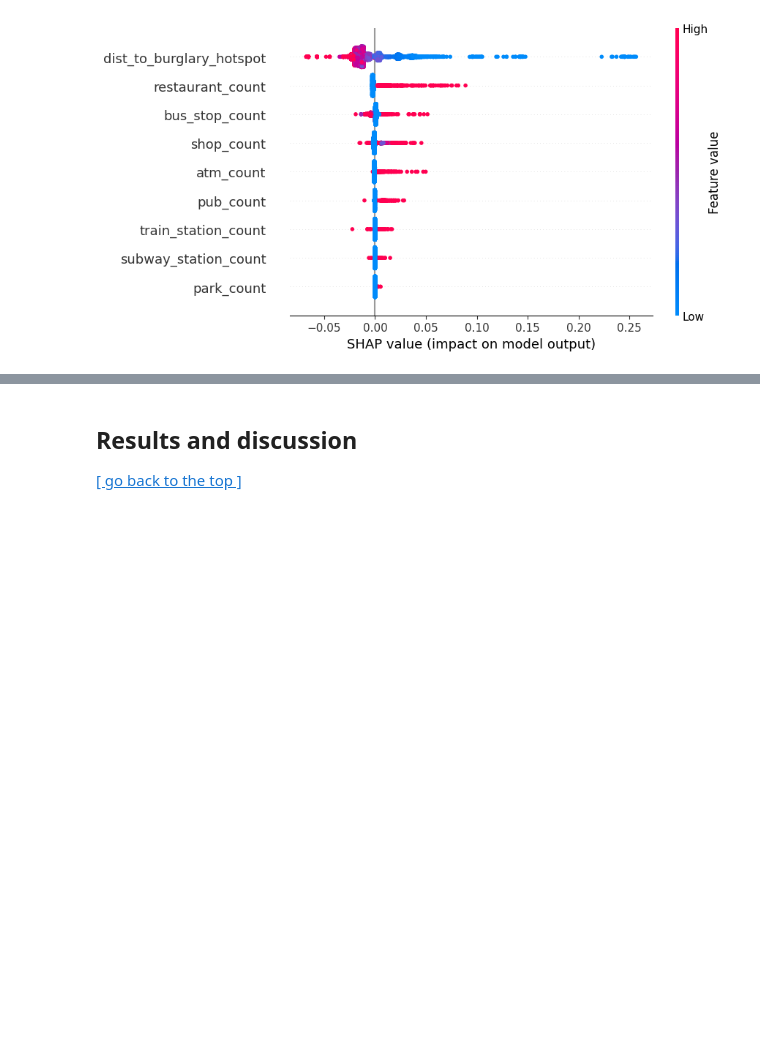
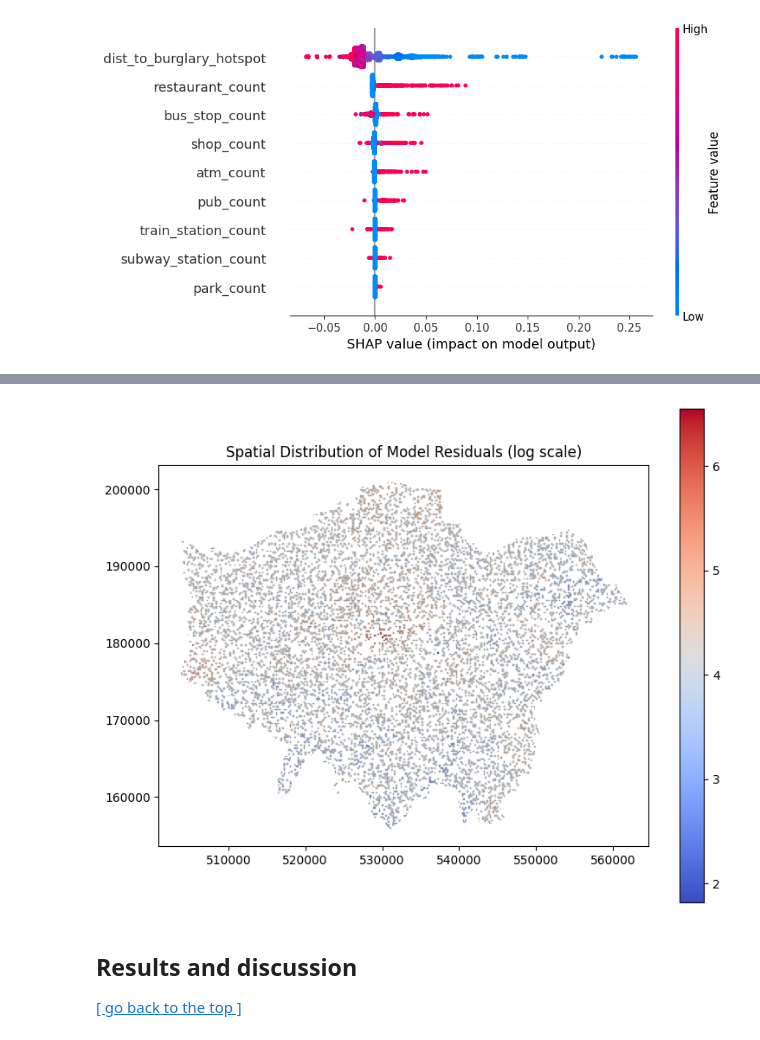
Before and after one commit to ixxiiris/CASA0006_assessment, a Jupyter notebook: Template_submission_CASA0006.ipynb, the cells around one changed output, grey strips where cells are left out. Cells and saved outputs as stored; diff of their text form; code cells hidden in the pictures; blank space fills up the shorter version.

```diff
--- a/Template_submission_CASA0006.ipynb
+++ b/Template_submission_CASA0006.ipynb
@@ -463,7 +464,7 @@ Cleaned POI data were aggregated to 200 m × 200 m grid cells by counting
 poi_all = gpd.read_file("data/POI/POI_All_Cleaned.geojson")
 # %%
 # Load and reset grid
-grid = gpd.read_file("data/London_boundary/Grid_200m_London.geojson")
+grid = gpd.read_file("data/London_boundary/Grid_200m_burglary_density.geojson")
 grid = grid.reset_index(drop=True)
 
 # Copy clean grid for storing feature values
@@ -855,3 +850,27 @@ shap.plots.beeswarm(shap_values)
+# %%
+# Calculate residuals in log space
+residuals = y_test - model.predict(X_test)
+
+# Merge residuals with test geometry
+test_index = X_test.index
+residual_gdf = grid_features.loc[test_index].copy()
+residual_gdf["residual"] = residuals
+
+# Plot residuals spatially
+fig, ax = plt.subplots(figsize=(8, 6))
+residual_gdf.plot(
+    column="residual",
+    cmap="coolwarm",
+    legend=True,
+    edgecolor="grey",
+    linewidth=0.3,
+    ax=ax
+)
+ax.set_title("Spatial Distribution of Model Residuals (log scale)")
+plt.tight_layout()
+plt.show()
+# %% [output]
+[figure, added]
 # %% [markdown]
 ## Results and discussion
 
```
Also changed, not shown: parts of 20 cells of this notebook, 1 other file.
